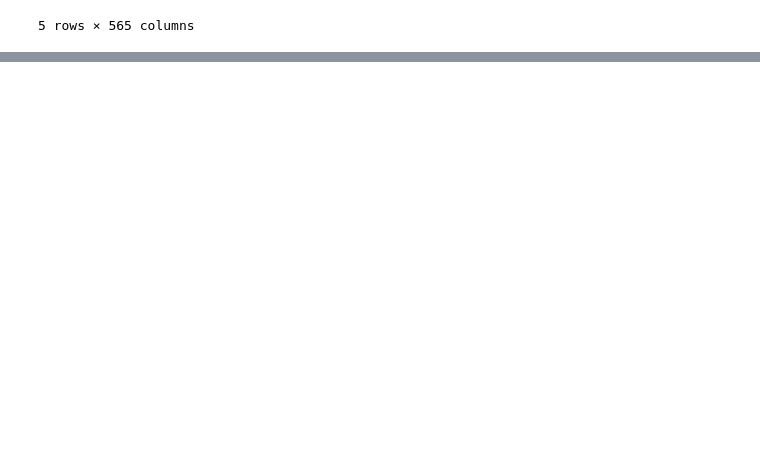
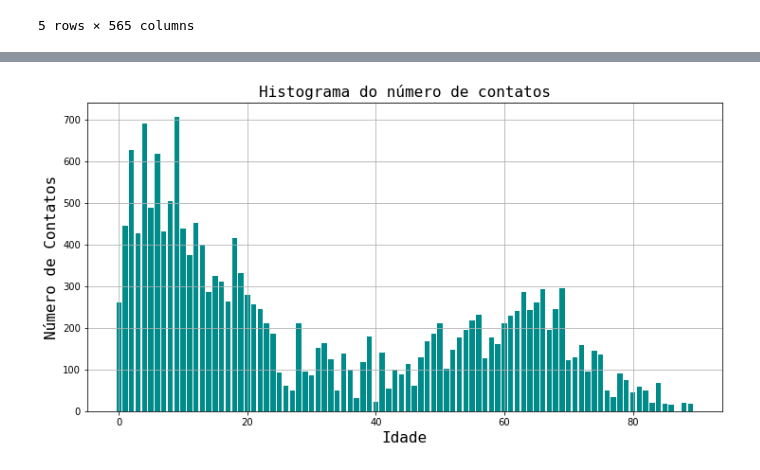
Before and after one commit to intcarlosmiguel/pesquisa_mestrado, a Jupyter notebook: main.ipynb, the cells around one changed output, grey strips where cells are left out. Saved outputs shown, nothing was run; the diff lists cells and outputs as text; code cells hidden in the pictures; blank space fills up the shorter version.

```diff
--- a/main.ipynb
+++ b/main.ipynb
@@ -135,0 +133,4 @@ contacts02
+# %%
+plot_contatos_idade(contacts02,criancas,adultos,'idade_contatos02')
+# %% [output]
+[figure, added]
```
Also changed, not shown: parts of 17 cells of this notebook, 12 other files.
